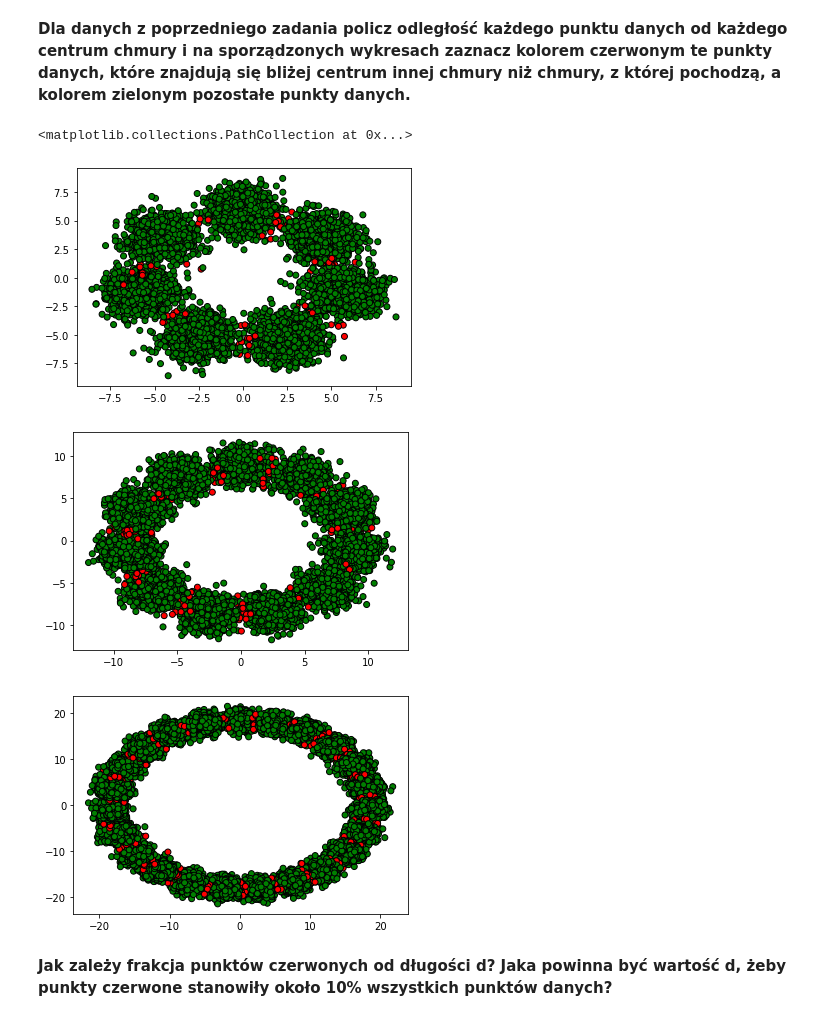
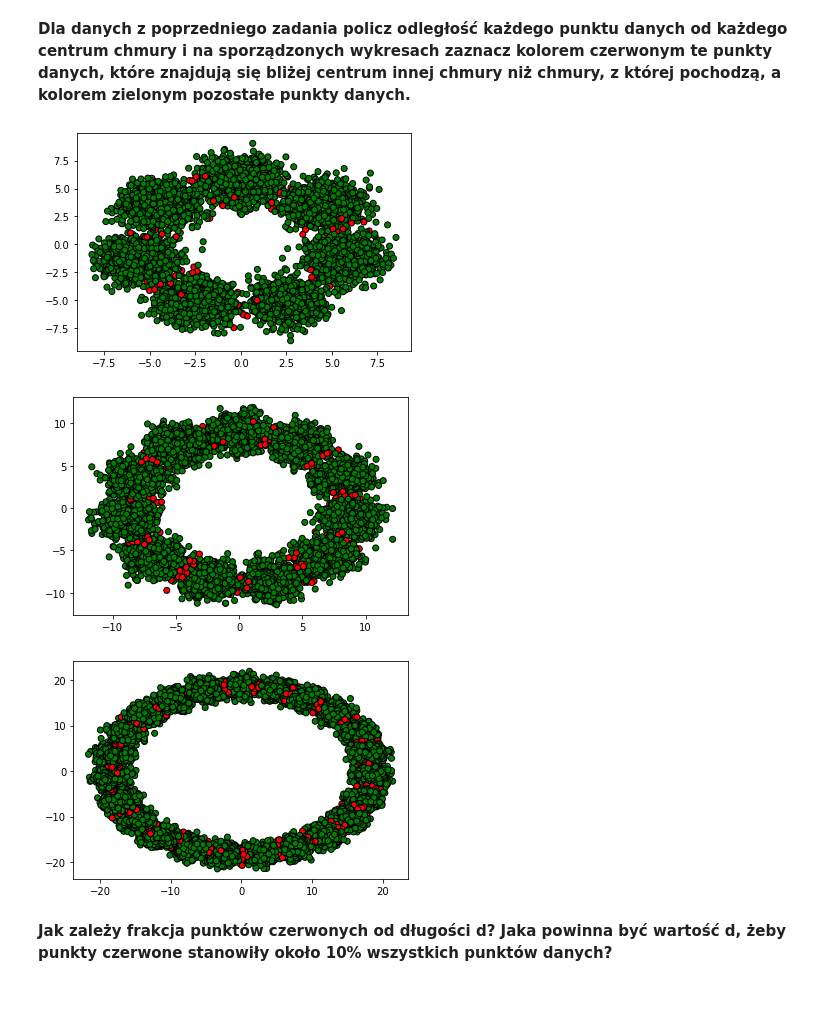
Before and after one commit to TheFebrin/UNIVERSITY, a Jupyter notebook: Data Mining/1/Task_7.ipynb, the cells around one changed output. Drawn from its saved outputs; the diff is of its cells as text; code cells hidden in the pictures.

```diff
--- a/Data Mining/1/Task_7.ipynb
+++ b/Data Mining/1/Task_7.ipynb
@@ -49,36 +32,36 @@ def distances(points, centers):
-# %%
-points1 = np.array([C1[:, 0, :].reshape(N * K1), C1[:, 1, :].reshape(N * K1)])
-points2 = np.array([C2[:, 0, :].reshape(N * K2), C2[:, 1, :].reshape(N * K2)])
-points3 = np.array([C3[:, 0, :].reshape(N * K3), C3[:, 1, :].reshape(N * K3)])
-
-centers1 = V1.T
-centers2 = V2.T
-centers3 = V3.T
-
-# len(centers) x len(points) distances matrices
-D1 = distances(points1, centers1)
-D2 = distances(points2, centers2)
-D3 = distances(points3, centers3)
-
-# which center is closest for each point
-M1 = np.argmin(D1, axis=0)
-M2 = np.argmin(D2, axis=0)
-M3 = np.argmin(D3, axis=0)
-
-# vector with answers
-A1 = ['Green' if M1[i] == i // N else 'Red' for i in range(len(M1))]
-A2 = ['Green' if M2[i] == i // N else 'Red' for i in range(len(M2))]
-A3 = ['Green' if M3[i] == i // N else 'Red' for i in range(len(M3))]
-
-P1, P2, P3 = plt.figure().gca(), plt.figure().gca(), plt.figure().gca()
-P1.scatter(points1[0], points1[1], c=A1, edgecolor='black')
-P2.scatter(points2[0], points2[1], c=A2, edgecolor='black')
-P3.scatter(points3[0], points3[1], c=A3, edgecolor='black')
-# %% [output]
-<matplotlib.collections.PathCollection at 0x...>
-[figure, removed]
-[figure, removed]
-[figure, removed]
+# %%
+def distances(points, centers):
+    return -2 * np.dot(centers.T, points) + np.sum(centers.T**2, axis=1)[:, np.newaxis] + np.sum(points.T**2, axis=1)
+
+def plot_points(K, N, d):
+    V = pol_vertices(K, d)
+    C = generate(K, N, V)
+    points = np.array([C[:, 0, :].reshape(N * K), C[:, 1, :].reshape(N * K)])
+
+    centers = V.T
+    # len(centers) x len(points) distances matrices
+    D = distances(points, centers)
+
+    # which center is closest for each point
+    M = np.argmin(D, axis=0)
+
+    # vector with answers
+    A = ['Green' if M[i] == i // N else 'Red' for i in range(len(M))]
+
+    plt.scatter(points[0], points[1], c=A, edgecolor='black')
+    plt.show()
+# %%
+N = 1000
+K1, K2, K3 = 7, 11 ,23
+d = 5
+
+plot_points(K1, N, d)
+plot_points(K2, N, d)
+plot_points(K3, N, d)
+# %% [output]
+[figure, added]
+[figure, added]
+[figure, added]
 # %% [markdown]
 **Jak zależy frakcja punktów czerwonych od długości d? Jaka powinna
 być wartość d, żeby punkty czerwone stanowiły około 10% wszystkich punktów danych?**
```
Also changed, not shown: parts of 3 cells of this notebook, 4 other files.
